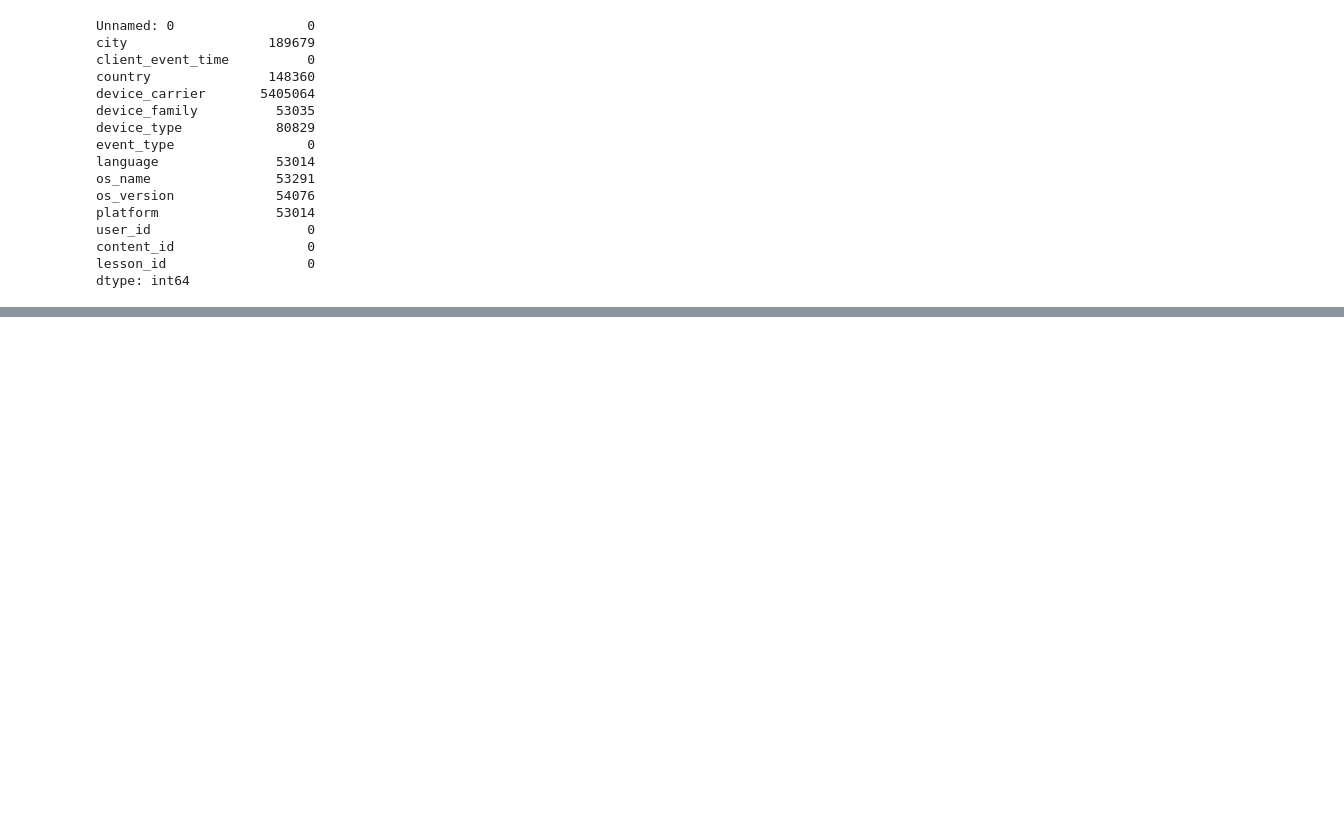
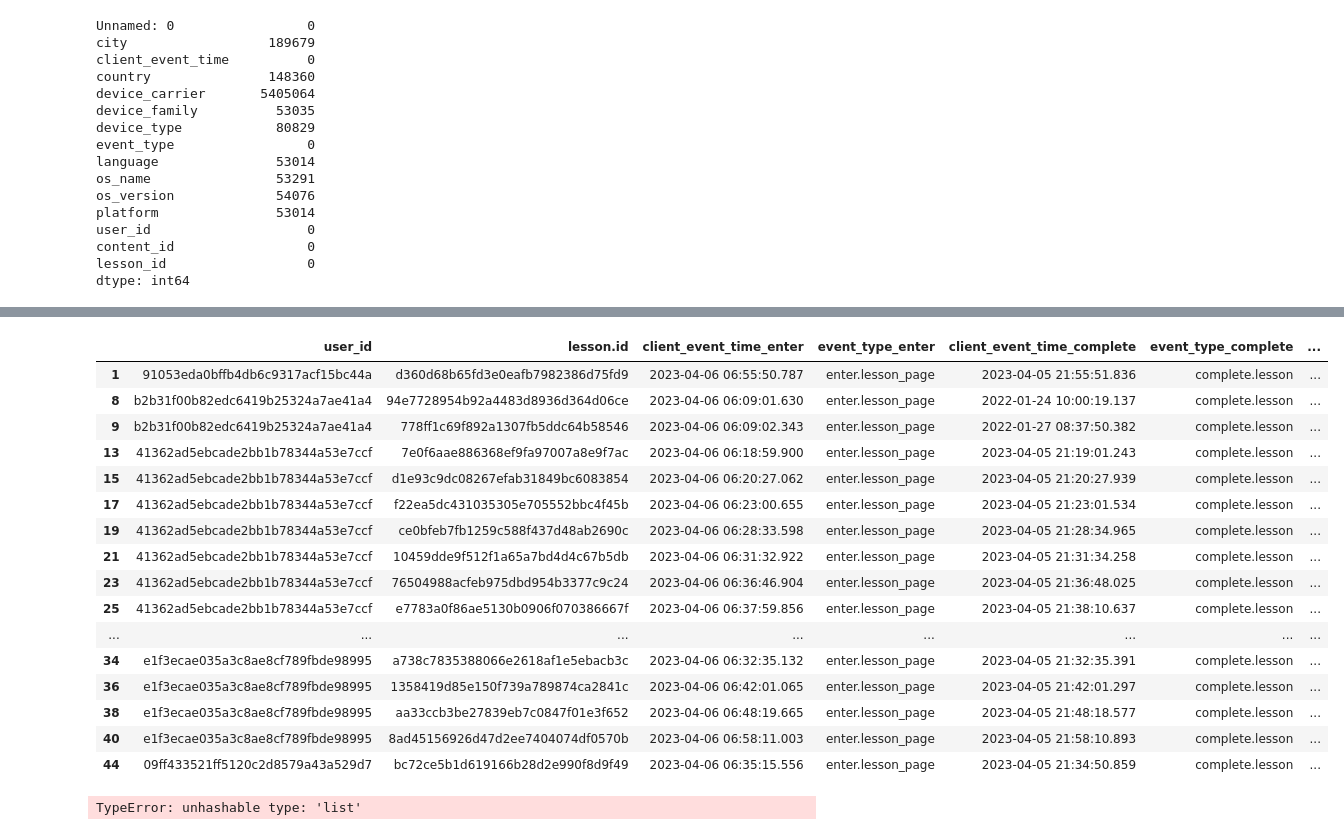
Before and after one commit to saeraniren/intermediate_project, a Jupyter notebook: soomin_main.ipynb, the cells around one changed output, grey strips where cells are left out. Drawn from its saved outputs; the diff is of its cells as text; code cells hidden in the pictures; blank space fills up the shorter version.

```diff
--- a/soomin_main.ipynb
+++ b/soomin_main.ipynb
@@ -575,0 +691,2 @@ display(merged_df)
+# %%
+df_complete_lesson = datasets.complete.lesson()
@@ -575,0 +736,26 @@ display(merged_df)
+# %%
+# # 필요한 컬럼만 선택
+df_enter = df_lesson_page[['user_id', 'lesson.id', 'client_event_time', 'event_type']]
+df_complete = df_complete_lesson[['user_id', 'lesson.id', 'client_event_time', 'event_type']]
+
+df_enter['client_event_time'] = pd.to_datetime(df_enter['client_event_time'])
+df_complete['client_event_time'] = pd.to_datetime(df_complete['client_event_time'])
+
+# # enter와 complete 이벤트를 하나의 데이터프레임으로 병합
+# df_combined = pd.concat([df_enter, df_complete])
+
+# # client_event_time을 datetime 형식으로 변환
+# df_combined['client_event_time'] = pd.to_datetime(df_combined['client_event_time'])
+
+# enter와 complete 이벤트를 각각 분리
+# df_enter_lesson = df_combined[df_combined['event_type'] == 'enter.lesson_page']
+# df_complete_lesson = df_combined[df_combined['event_type'] == 'complete.lesson']
+
+# enter와 complete 이벤트를 user_id와 lesson_id 기준으로 병합
+df_merged = pd.merge(df_enter, df_complete, on=['user_id', 'lesson.id'], suffixes=('_enter', '_complete'))
+
+# 시간 차이 계산
+df_merged['time_diff'] = df_merged['client_event_time_complete'] - df_merged['client_event_time_enter']
+
+# 결과 출력
+df_merged[['user_id', 'lesson.id', 'client_event_time_enter', 'client_event_time_complete', 'time_diff']]
@@ -575,0 +786,20 @@ display(merged_df)
+# %%
+df_merged.head(19)
+# %% [output]
+|  | user_id | lesson.id | client_event_time_enter | event_type_enter | client_event_time_complete | event_type_complete | ... |
+| 1 | 91053eda0bffb4db6c9317acf15bc44a | d360d68b65fd3e0eafb7982386d75fd9 | 2023-04-06 06:55:50.787 | enter.lesson_page | 2023-04-05 21:55:51.836 | complete.lesson | ... |
+| 8 | b2b31f00b82edc6419b25324a7ae41a4 | 94e7728954b92a4483d8936d364d06ce | 2023-04-06 06:09:01.630 | enter.lesson_page | 2022-01-24 10:00:19.137 | complete.lesson | ... |
+| 9 | b2b31f00b82edc6419b25324a7ae41a4 | 778ff1c69f892a1307fb5ddc64b58546 | 2023-04-06 06:09:02.343 | enter.lesson_page | 2022-01-27 08:37:50.382 | complete.lesson | ... |
+| 13 | 41362ad5ebcade2bb1b78344a53e7ccf | 7e0f6aae886368ef9fa97007a8e9f7ac | 2023-04-06 06:18:59.900 | enter.lesson_page | 2023-04-05 21:19:01.243 | complete.lesson | ... |
+| 15 | 41362ad5ebcade2bb1b78344a53e7ccf | d1e93c9dc08267efab31849bc6083854 | 2023-04-06 06:20:27.062 | enter.lesson_page | 2023-04-05 21:20:27.939 | complete.lesson | ... |
+| 17 | 41362ad5ebcade2bb1b78344a53e7ccf | f22ea5dc431035305e705552bbc4f45b | 2023-04-06 06:23:00.655 | enter.lesson_page | 2023-04-05 21:23:01.534 | complete.lesson | ... |
+| 19 | 41362ad5ebcade2bb1b78344a53e7ccf | ce0bfeb7fb1259c588f437d48ab2690c | 2023-04-06 06:28:33.598 | enter.lesson_page | 2023-04-05 21:28:34.965 | complete.lesson | ... |
+| 21 | 41362ad5ebcade2bb1b78344a53e7ccf | 10459dde9f512f1a65a7bd4d4c67b5db | 2023-04-06 06:31:32.922 | enter.lesson_page | 2023-04-05 21:31:34.258 | complete.lesson | ... |
+| 23 | 41362ad5ebcade2bb1b78344a53e7ccf | 76504988acfeb975dbd954b3377c9c24 | 2023-04-06 06:36:46.904 | enter.lesson_page | 2023-04-05 21:36:48.025 | complete.lesson | ... |
+| 25 | 41362ad5ebcade2bb1b78344a53e7ccf | e7783a0f86ae5130b0906f070386667f | 2023-04-06 06:37:59.856 | enter.lesson_page | 2023-04-05 21:38:10.637 | complete.lesson | ... |
+| ... | ... | ... | ... | ... | ... | ... | ... |
+| 34 | e1f3ecae035a3c8ae8cf789fbde98995 | a738c7835388066e2618af1e5ebacb3c | 2023-04-06 06:32:35.132 | enter.lesson_page | 2023-04-05 21:32:35.391 | complete.lesson | ... |
+| 36 | e1f3ecae035a3c8ae8cf789fbde98995 | 1358419d85e150f739a789874ca2841c | 2023-04-06 06:42:01.065 | enter.lesson_page | 2023-04-05 21:42:01.297 | complete.lesson | ... |
+| 38 | e1f3ecae035a3c8ae8cf789fbde98995 | aa33ccb3be27839eb7c0847f01e3f652 | 2023-04-06 06:48:19.665 | enter.lesson_page | 2023-04-05 21:48:18.577 | complete.lesson | ... |
+| 40 | e1f3ecae035a3c8ae8cf789fbde98995 | 8ad45156926d47d2ee7404074df0570b | 2023-04-06 06:58:11.003 | enter.lesson_page | 2023-04-05 21:58:10.893 | complete.lesson | ... |
+| 44 | 09ff433521ff5120c2d8579a43a529d7 | bc72ce5b1d619166b28d2e990f8d9f49 | 2023-04-06 06:35:15.556 | enter.lesson_page | 2023-04-05 21:34:50.859 | complete.lesson | ... |
@@ -575,0 +808,4 @@ display(merged_df)
+# %%
+df_merged.duplicated(subset=[['user_id,lesson.id']],keep='first')
+# %% [output]
+TypeError: unhashable type: 'list'
```
Also changed, not shown: parts of 39 cells of this notebook.
